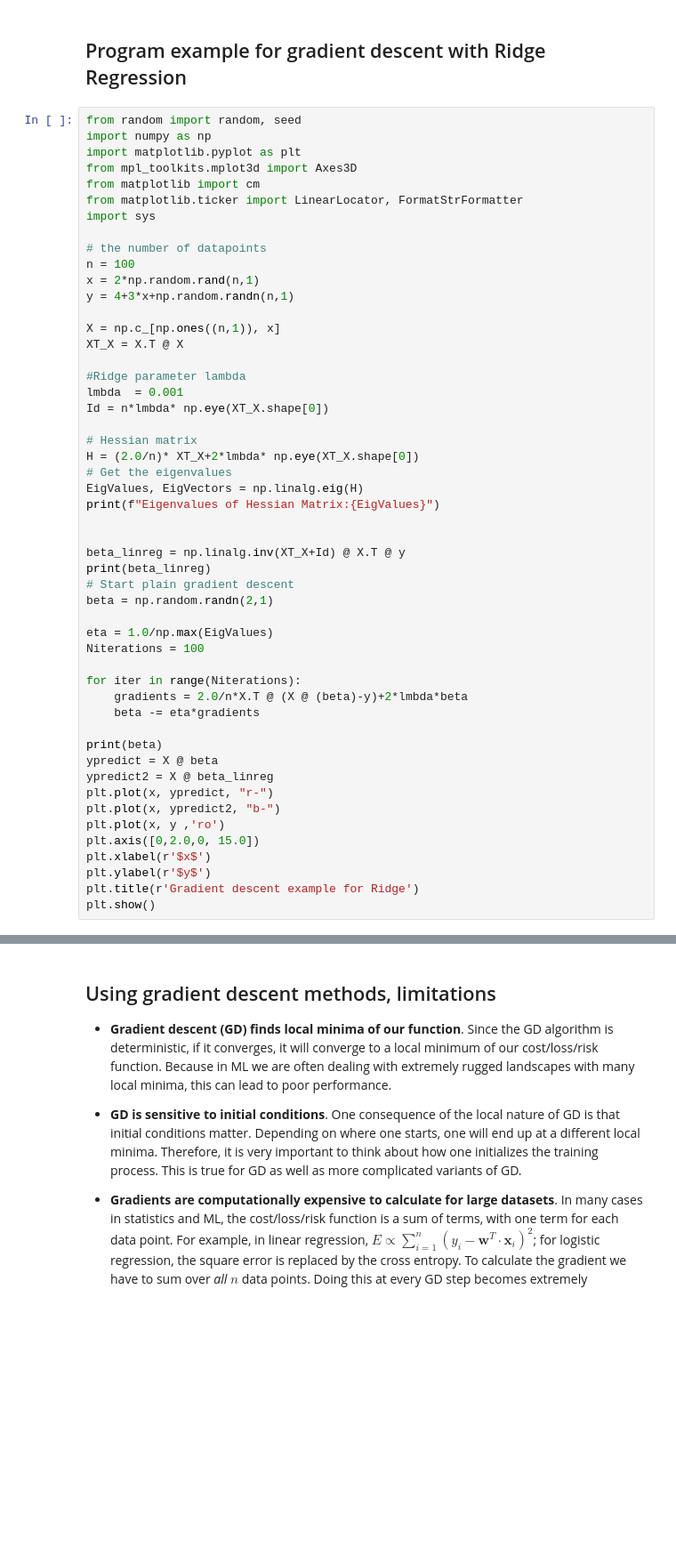
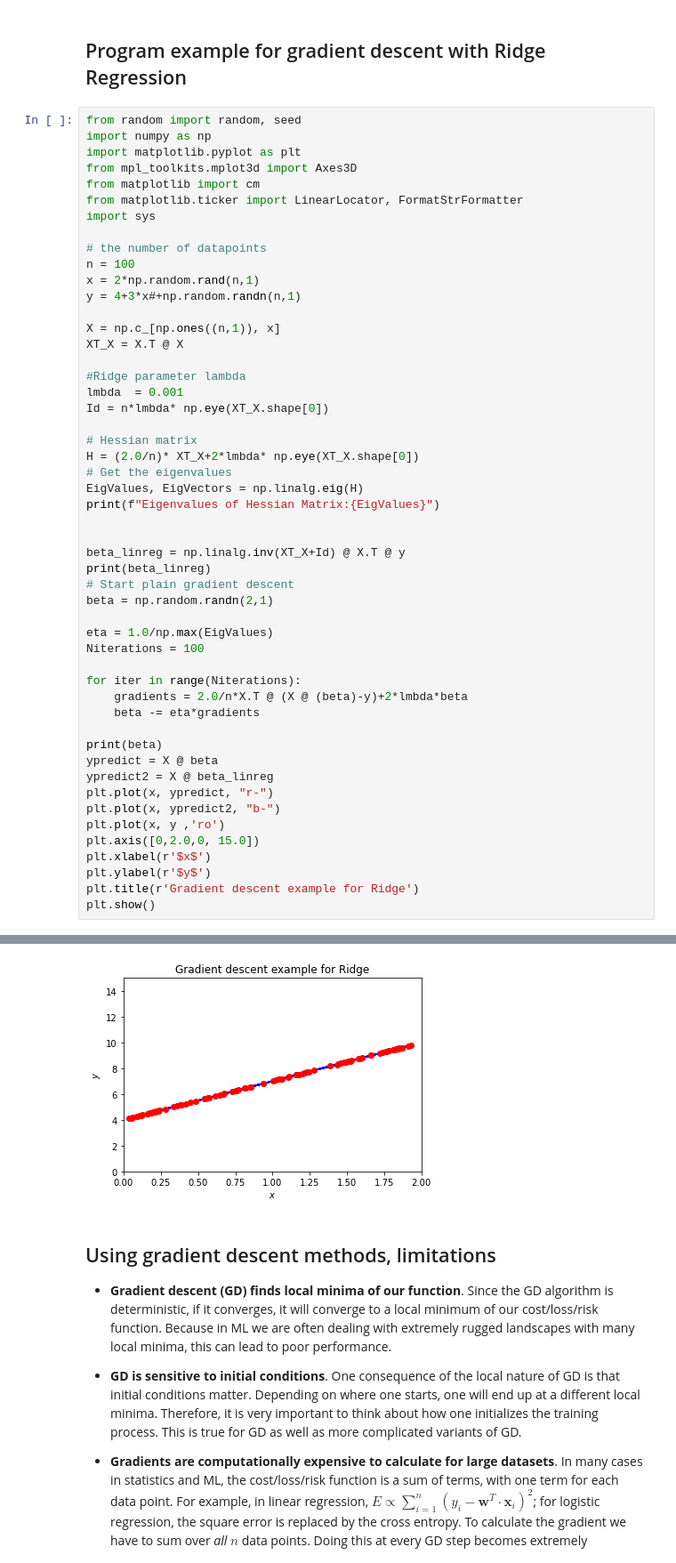
Before and after one commit to CompPhysics/MLErasmus, a Jupyter notebook: doc/pub/day5/ipynb/day5.ipynb, the cells around one changed output, grey strips where cells are left out. Shown at 89% size. Drawn from its saved outputs; the diff is of its cells as text; blank space fills up the shorter version.

```diff
--- a/doc/pub/day5/ipynb/day5.ipynb
+++ b/doc/pub/day5/ipynb/day5.ipynb
@@ -1465,7 +1471,7 @@ import sys
 # the number of datapoints
 n = 100
 x = 2*np.random.rand(n,1)
-y = 4+3*x+np.random.randn(n,1)
+y = 4+3*x#+np.random.randn(n,1)
 
 X = np.c_[np.ones((n,1)), x]
 XT_X = X.T @ X
@@ -1504,3 +1510,4 @@ plt.xlabel(r'$x$')
 plt.ylabel(r'$y$')
 plt.title(r'Gradient descent example for Ridge')
 plt.show()
+# %% [output]
@@ -1507,3 +1519,4 @@ plt.show()
+[figure, added]
 # %% [markdown]
 ## Using gradient descent methods, limitations
 
```
Also changed, not shown: parts of 5 cells of this notebook.
